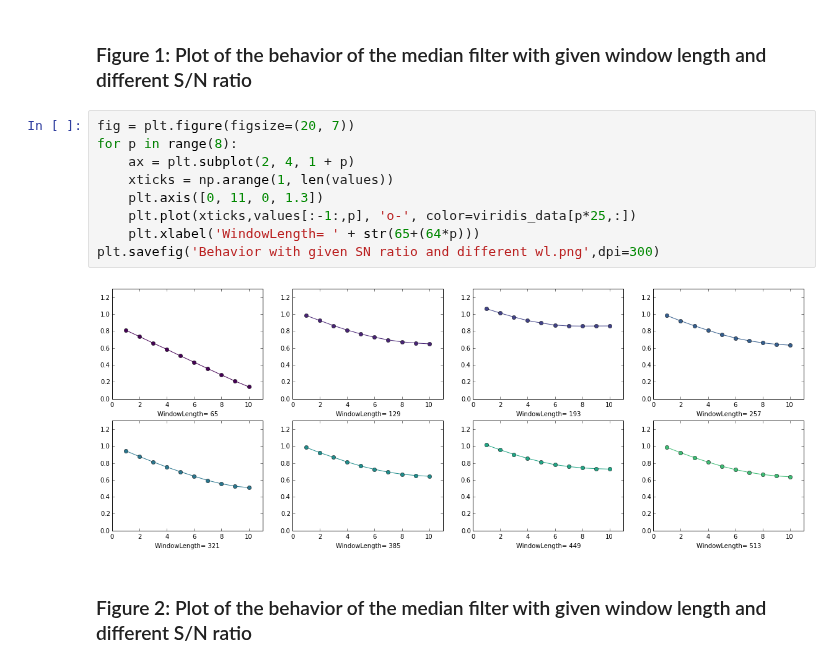
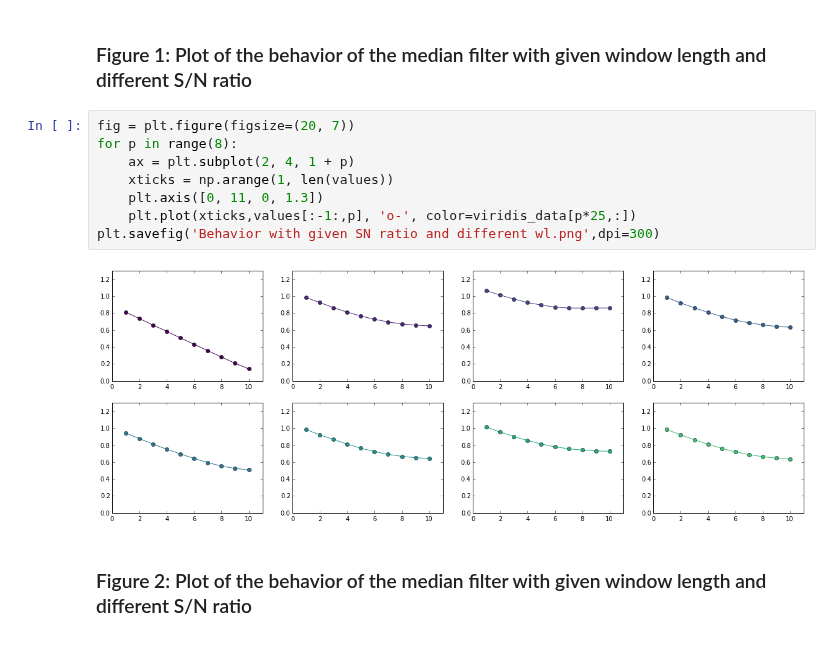
Before and after one commit to ktakagaki/kt-2015-DSPHandsOn, a Jupyter notebook: MedianFilter/Python/06. Behavior of the median filter with white noise/Behavior of the median filter with a noised sine wave.ipynb, the cells around one changed output. Saved outputs shown, nothing was run; the diff lists cells and outputs as text.

```diff
--- a/MedianFilter/Python/06. Behavior of the median filter with white noise/Behavior of the median filter with a noised sine wave.ipynb
+++ b/MedianFilter/Python/06. Behavior of the median filter with white noise/Behavior of the median filter with a noised sine wave.ipynb
@@ -82,14 +82,13 @@ viridis_data = np.loadtxt('viridis_data.txt')
 # %%
 fig = plt.figure(figsize=(20, 7))
 for p in range(8):
     ax = plt.subplot(2, 4, 1 + p)
     xticks = np.arange(1, len(values))
     plt.axis([0, 11, 0, 1.3])
     plt.plot(xticks,values[:-1:,p], 'o-', color=viridis_data[p*25,:])
-    plt.xlabel('WindowLength= ' + str(65+(64*p)))
 plt.savefig('Behavior with given SN ratio and different wl.png',dpi=300)
 # %% [output]
-[figure, old version]
+[figure, new version]
 # %% [markdown]
 ### Figure 2: Plot of the behavior of the median filter with given window length and different S/N ratio
 # %%
```
Also changed, not shown: parts of 1 cell of this notebook, 3 other files.
